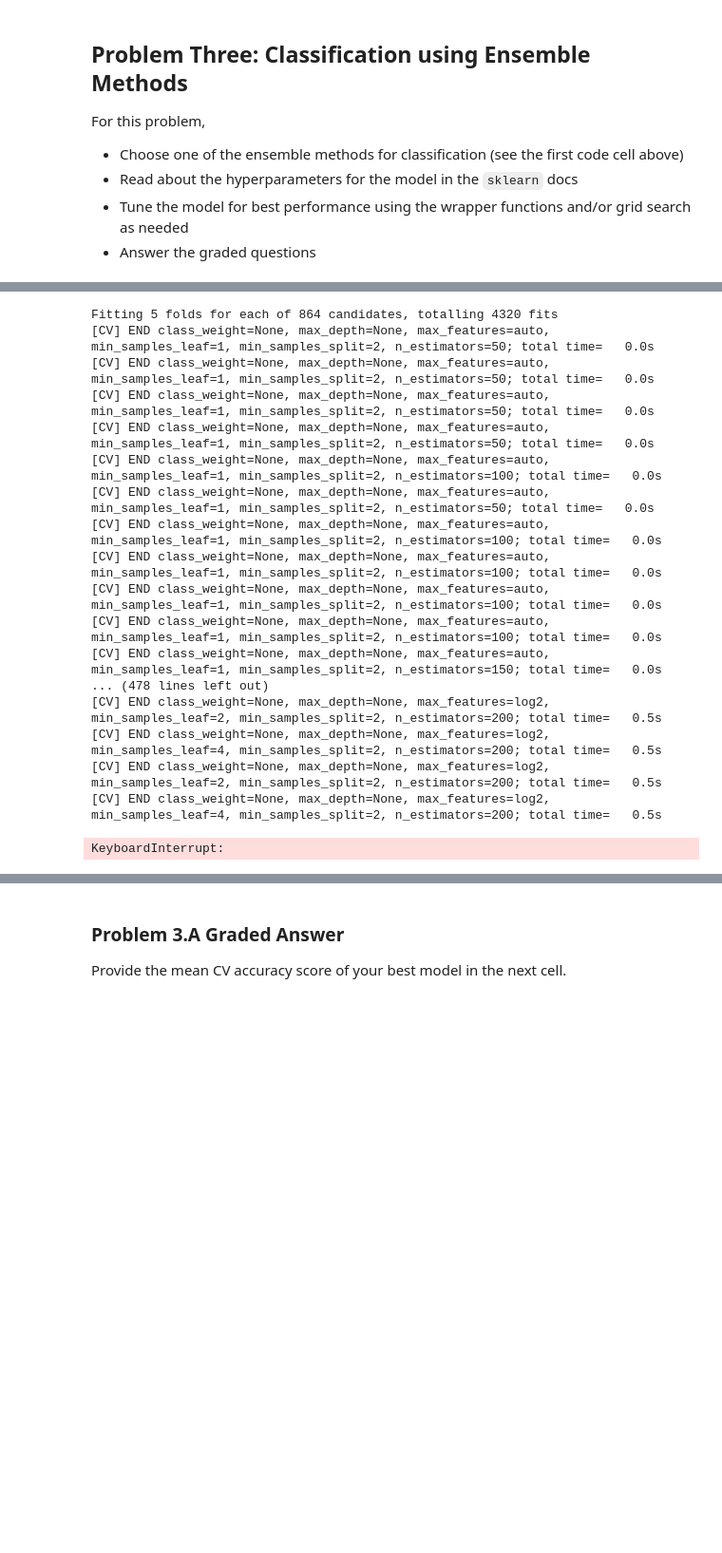
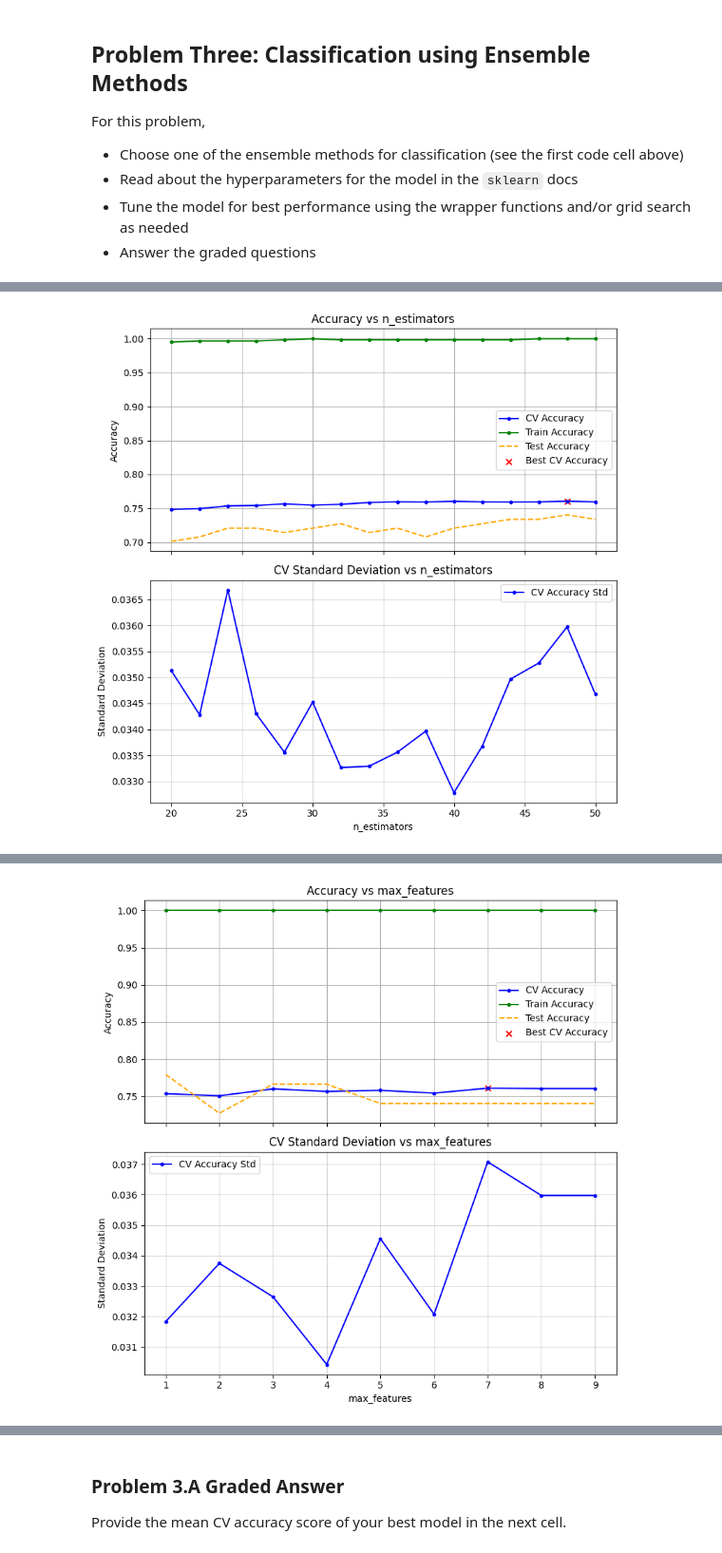
Before and after one commit to Kevinwu1998/DX, a Jupyter notebook: Homework_08.ipynb, the cells around one changed output, grey strips where cells are left out. Shown: that part at 95% size. Saved outputs shown, nothing was run; the diff lists cells and outputs as text; code cells hidden in the pictures; blank space fills up the shorter version.

```diff
--- a/Homework_08.ipynb
+++ b/Homework_08.ipynb
@@ -407,45 +354,34 @@ ValueError: Classification metrics can't handle a mix of binary and continuous t
-# %%
-model = RandomForestClassifier(random_state=42)
-
-# Define the hyperparameter grid for tuning
-param_grid = {
-    'n_estimators': [50, 100, 150, 200],
-    'max_depth': [None, 10, 20, 30],
-    'min_samples_split': [2, 5, 10],
-    'min_samples_leaf': [1, 2, 4],
-    'max_features': ['auto', 'sqrt', 'log2'],
-    'class_weight': [None, 'balanced']
-}
-
-# Perform GridSearchCV for hyperparameter tuning
-grid_search = GridSearchCV(estimator=model, param_grid=param_grid, cv=5, n_jobs=-1, verbose=2, scoring='accuracy')
-
-# Fit the model
-grid_search.fit(X_train, y_train)
-
-# Best hyperparameters and the corresponding accuracy
-print("Best Hyperparameters:", grid_search.best_params_)
-print("Best Cross-Validation Accuracy:", grid_search.best_score_)
-
-# Evaluate the model on the test set
-test_accuracy = grid_search.score(X_test, y_test)
-print(f"Test Accuracy: {test_accuracy:.4f}")
-# %% [output]
-Fitting 5 folds for each of 864 candidates, totalling 4320 fits
-[CV] END class_weight=None, max_depth=None, max_features=auto, min_samples_leaf=1, min_samples_split=2, n_estimators=50; total time=   0.0s
-[CV] END class_weight=None, max_depth=None, max_features=auto, min_samples_leaf=1, min_samples_split=2, n_estimators=50; total time=   0.0s
-[CV] END class_weight=None, max_depth=None, max_features=auto, min_samples_leaf=1, min_samples_split=2, n_estimators=50; total time=   0.0s
-[CV] END class_weight=None, max_depth=None, max_features=auto, min_samples_leaf=1, min_samples_split=2, n_estimators=50; total time=   0.0s
-[CV] END class_weight=None, max_depth=None, max_features=auto, min_samples_leaf=1, min_samples_split=2, n_estimators=100; total time=   0.0s
-[CV] END class_weight=None, max_depth=None, max_features=auto, min_samples_leaf=1, min_samples_split=2, n_estimators=50; total time=   0.0s
-[CV] END class_weight=None, max_depth=None, max_features=auto, min_samples_leaf=1, min_samples_split=2, n_estimators=100; total time=   0.0s
-[CV] END class_weight=None, max_depth=None, max_features=auto, min_samples_leaf=1, min_samples_split=2, n_estimators=100; total time=   0.0s
-[CV] END class_weight=None, max_depth=None, max_features=auto, min_samples_leaf=1, min_samples_split=2, n_estimators=100; total time=   0.0s
-[CV] END class_weight=None, max_depth=None, max_features=auto, min_samples_leaf=1, min_samples_split=2, n_estimators=100; total time=   0.0s
-[CV] END class_weight=None, max_depth=None, max_features=auto, min_samples_leaf=1, min_samples_split=2, n_estimators=150; total time=   0.0s
-... (478 lines left out)
-[CV] END class_weight=None, max_depth=None, max_features=log2, min_samples_leaf=2, min_samples_split=2, n_estimators=200; total time=   0.5s
-[CV] END class_weight=None, max_depth=None, max_features=log2, min_samples_leaf=4, min_samples_split=2, n_estimators=200; total time=   0.5s
-[CV] END class_weight=None, max_depth=None, max_features=log2, min_samples_leaf=2, min_samples_split=2, n_estimators=200; total time=   0.5s
-[CV] END class_weight=None, max_depth=None, max_features=log2, min_samples_leaf=4, min_samples_split=2, n_estimators=200; total time=   0.5s
-KeyboardInterrupt:
+# %%
+Default_Parameters_Random_Forests = {
+    'n_estimators': 100,
+    'max_features': None,
+    'max_depth': None,
+    'random_state': 42
+}
+
+# Create the list of parameter ranges to tune
+parameters_and_ranges = [
+    ('n_estimators', range(20, 51, 2)),
+    ('max_features', range(1, 10,1)) ,
+    ('max_depth', range(1, 30,1)),
+
+]
+
+Parameters_RF = Default_Parameters_Random_Forests.copy()
+Parameters_RF_list = []
+
+for (param, parameter_list) in parameters_and_ranges:
+    Parameters_RF = sweep_parameter(
+        model=RandomForestClassifier,
+        Parameters=Parameters_RF,
+        param=param,
+        parameter_list=parameter_list
+    )
+
+    Parameters_RF_list.append(Parameters_RF)
+
+# Convert results into a DataFrame
+df_params_rf = pd.DataFrame(Parameters_RF_list)
+print(df_params_rf)
+# %% [output]
+[figure, added]
@@ -451,0 +389 @@ KeyboardInterrupt:
+[figure, added]
```
Also changed, not shown: parts of 5 cells of this notebook.
